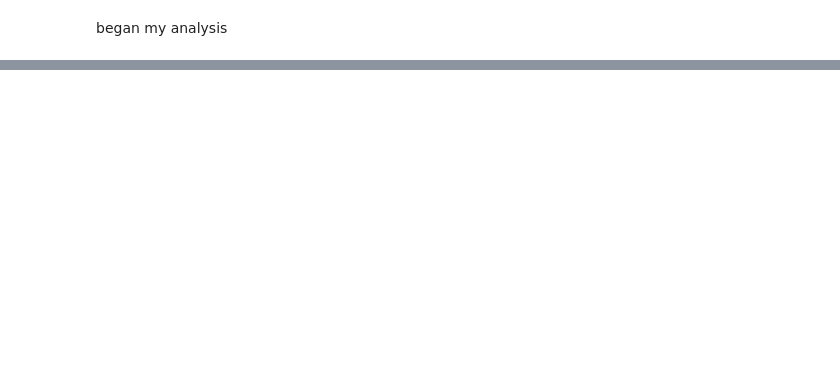
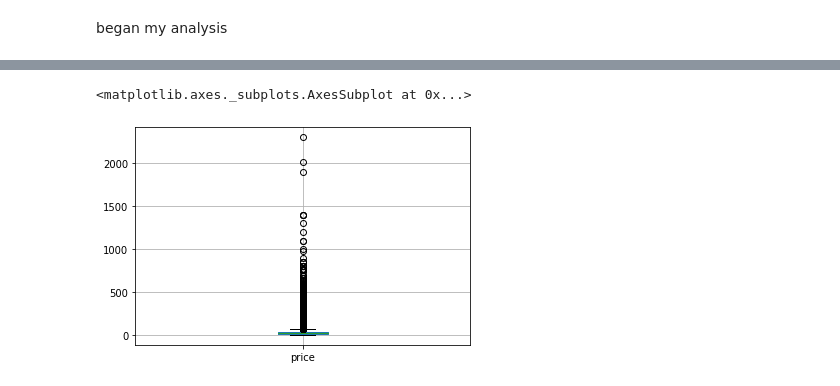
Before and after one commit to ladyj-dev/Wine_All_You_Want, a Jupyter notebook: pdwine.ipynb, the cells around one changed output, grey strips where cells are left out. Saved outputs shown, nothing was run; the diff lists cells and outputs as text; code cells hidden in the pictures; blank space fills up the shorter version.

```diff
--- a/pdwine.ipynb
+++ b/pdwine.ipynb
@@ -131,0 +312,6 @@ memory usage: 11.5+ MB
+# %%
+# visualize price distribution
+wine_df.boxplot(column=['price'])
+# %% [output]
+<matplotlib.axes._subplots.AxesSubplot at 0x...>
+[figure, added]
```
Also changed, not shown: parts of 22 cells of this notebook.
